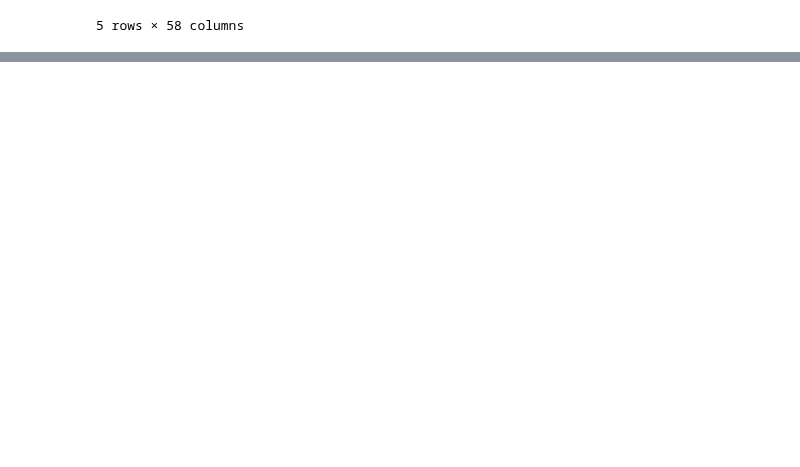
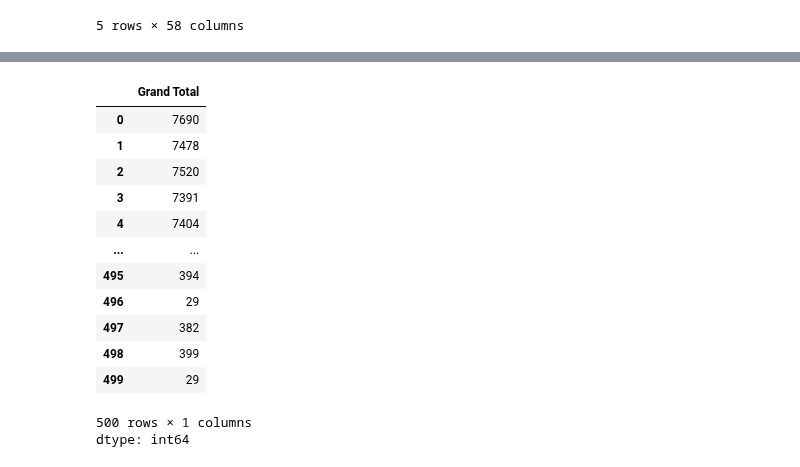
Before and after one commit to alexkardan/ABS-Visualizations, a Jupyter notebook: ABS_Weekly_data.ipynb, the cells around one changed output, grey strips where cells are left out. Cells and saved outputs as stored; diff of their text form; code cells hidden in the pictures; blank space fills up the shorter version.

```diff
--- a/ABS_Weekly_data.ipynb
+++ b/ABS_Weekly_data.ipynb
@@ -34,0 +78,18 @@ Weekly_High_Volume_Store.tail()
+# %%
+last_column = Weekly_High_Volume_Store.iloc[:, -1]
+last_column
+# %% [output]
+|  | Grand Total |
+| 0 | 7690 |
+| 1 | 7478 |
+| 2 | 7520 |
+| 3 | 7391 |
+| 4 | 7404 |
+| ... | ... |
+| 495 | 394 |
+| 496 | 29 |
+| 497 | 382 |
+| 498 | 399 |
+| 499 | 29 |
+500 rows × 1 columns
+dtype: int64
```
Also changed, not shown: parts of 10 cells of this notebook.
